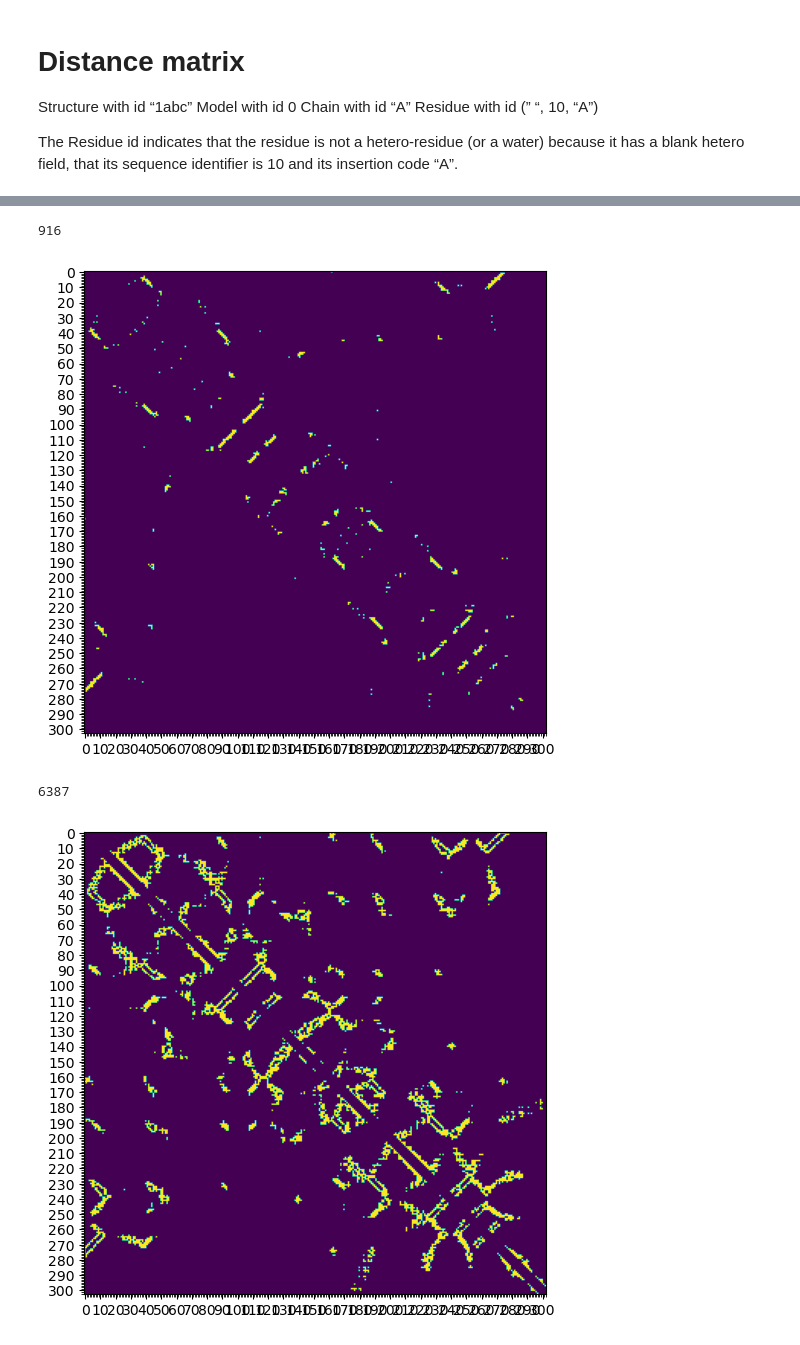
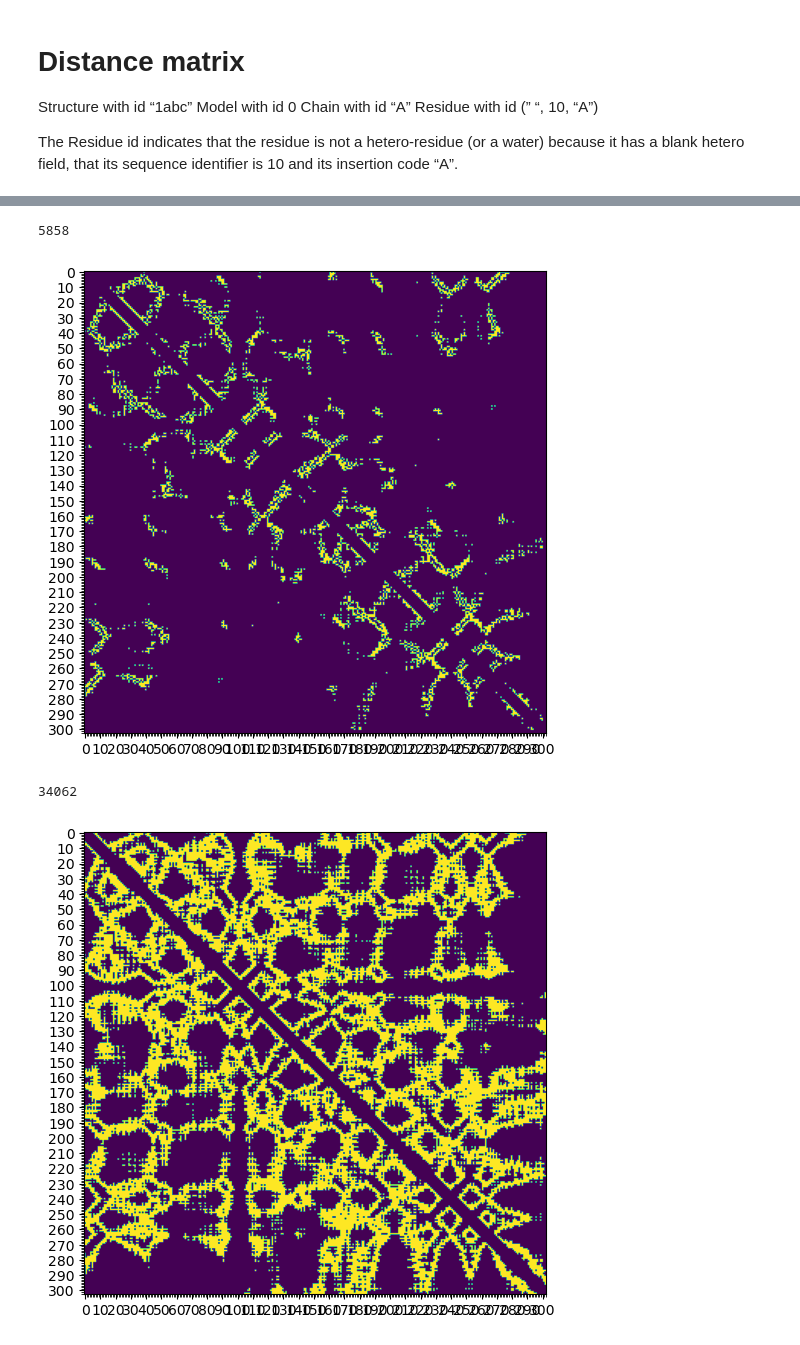
Before and after one commit to Reevoc/Structural-Bioinformatics, a Jupyter notebook: Homework.ipynb, the cells around one changed output, grey strips where cells are left out. Drawn from its saved outputs; the diff is of its cells as text; code cells hidden in the pictures.

```diff
--- a/Homework.ipynb
+++ b/Homework.ipynb
@@ -82,11 +86,11 @@ def get_distance_matrix(residues, seq_sep):
   for residue1 in residues:
     row = []
     #if the residue is not a glycine, use CB atom or CA atom if the second residue is a glycine
-    if residue1.resname != "GLY":
+    if residue1.has_id("CB") is True:
       for residue2 in residues:
         if abs(residue1.id[1] - residue2.id[1]) >= seq_sep:
-          if residue2.resname != "GLY":
-            row.append(abs(residue1["CA"] - residue2["CA"]))
+          if residue2.has_id("CB") is True:
+            row.append(abs(residue1["CB"] - residue2["CB"]))
           else:
             row.append(abs(residue1["CB"] - residue2["CA"]))
         else:
@@ -95,7 +99,10 @@ def get_distance_matrix(residues, seq_sep):
     else:
       for residue2 in residues:
         if abs(residue1.id[1] - residue2.id[1]) >= seq_sep:
-          row.append(abs(residue1["CA"] - residue2["CA"]))
+          if residue2.has_id("CB") is True:
+            row.append(abs(residue1["CA"] - residue2["CB"]))
+          else:
+            row.append(abs(residue1["CA"] - residue2["CA"]))
         else:
           row.append(None)
       distances.append(row)
@@ -108,3 +110,5 @@ distance_matrix = get_distance_matrix(selected_residues, 5)
+# %%
+distance_matrix = get_distance_matrix(structure[0]['A'], 6)
 # %%
 # Alter the color map to highlight
 current_cmap = copy.copy(matplotlib.cm.get_cmap())
@@ -137,7 +141,7 @@ plt.savefig(path + '/figures/ca_contacts_{}.png'.format(id_protein), dpi=300, bb
 # %%
 #create a contact map form the distance matrix that only take value between 4 and 7
-contact_map = (distance_matrix[:] < 7).astype(float)
-contact_map = (distance_matrix[:] > 4).astype(float) * contact_map
+contact_map = (distance_matrix[:] <= 12).astype(float)
+contact_map = (distance_matrix[:] >= 7).astype(float) * contact_map
 # Report number of contacts
 print(np.count_nonzero(contact_map))
 # Plot contact map
@@ -152,27 +156,27 @@ ax.yaxis.set_minor_locator(AutoMinorLocator(10))
 
 plt.savefig(path + '/figures/ca_contacts_{}1.png'.format(id_protein), dpi=300, bbox_inches='tight')
 # %% [output]
-916
+5858
-[figure, old version]
+[figure, new version]
 # %%
 #create a contact map form the distance matrix that only take value between 7 and 12
-contact_map = (distance_matrix[:] < 12).astype(float)
-contact_map = (distance_matrix[:] > 7).astype(float) * contact_map
+contact_map = (distance_matrix[:] <= 24).astype(float)
+contact_map = (distance_matrix[:] >= 13).astype(float) * contact_map
 # Report number of contacts
 print(np.count_nonzero(contact_map))
 # Plot contact map
 fig, ax = plt.subplots(figsize=(6, 6))
 im = ax.imshow(contact_map)
 
 # Set ticks
 ax.xaxis.set_major_locator(MultipleLocator(10))
 ax.xaxis.set_minor_locator(AutoMinorLocator(10))
 ax.yaxis.set_major_locator(MultipleLocator(10))
 ax.yaxis.set_minor_locator(AutoMinorLocator(10))
 
 plt.savefig(path + '/figures/ca_contacts_{}1.png'.format(id_protein), dpi=300, bbox_inches='tight')
 # %% [output]
-6387
+34062
-[figure, old version]
+[figure, new version]
 # %%
 #create a contact map form the distance matrix that only take value between 25 and infinity
```
Also changed, not shown: parts of 14 cells of this notebook, 9 other files.
